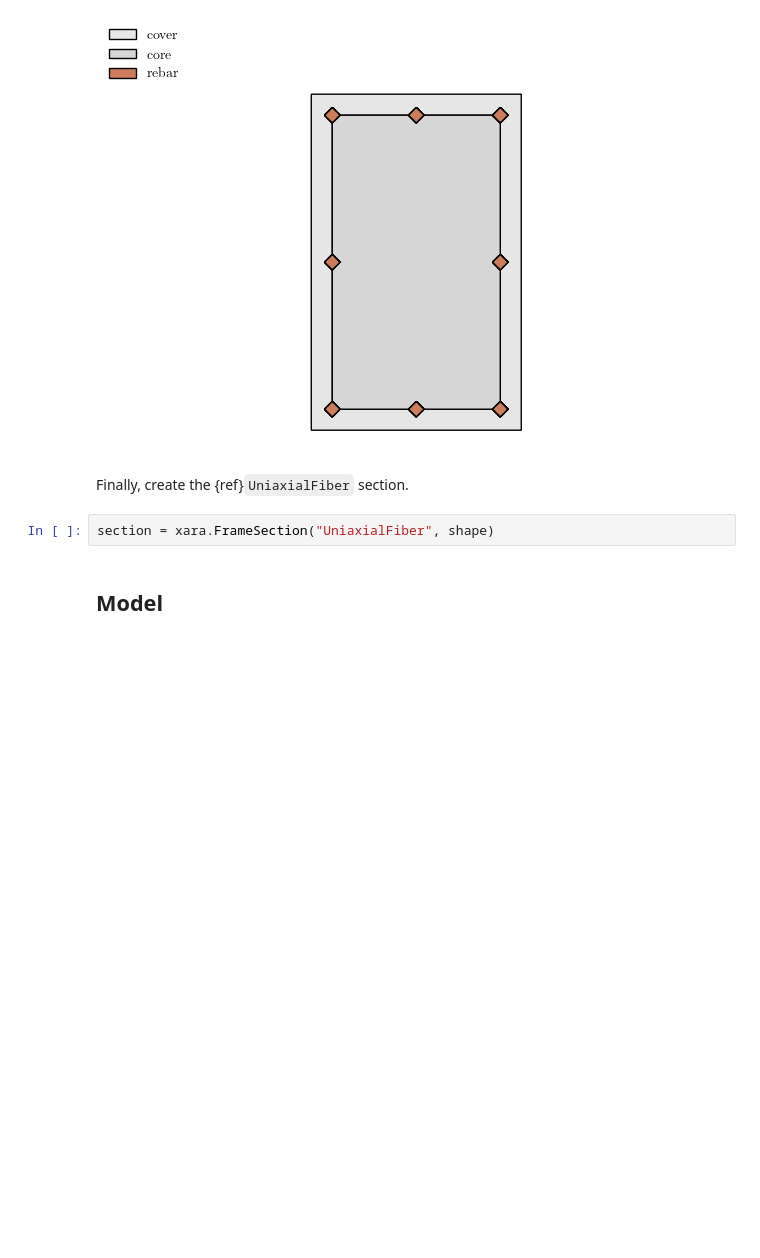
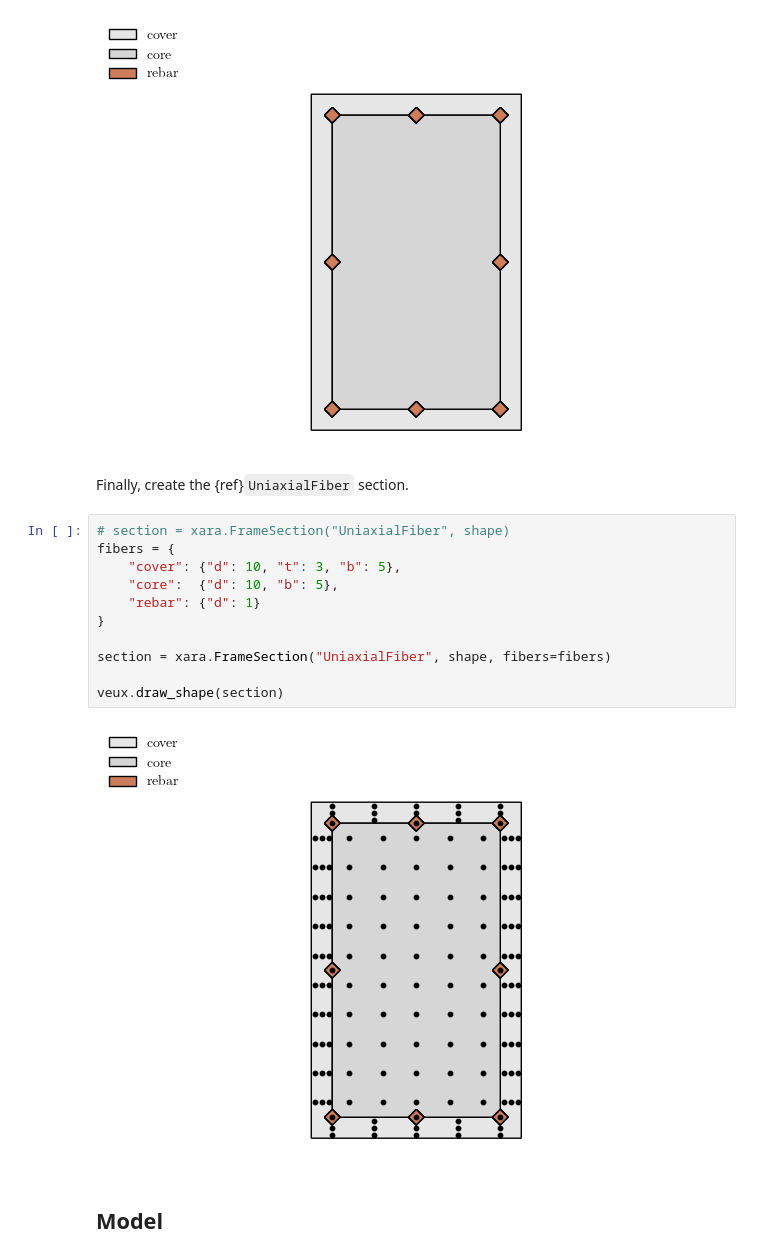
Before and after one commit to peer-open-source/xara-docs, a Jupyter notebook: gallery2/sections/fiber-0004.ipynb, the cells around one changed output. Saved outputs shown, nothing was run; the diff lists cells and outputs as text; blank space fills up the shorter version.

```diff
--- a/gallery2/sections/fiber-0004.ipynb
+++ b/gallery2/sections/fiber-0004.ipynb
@@ -97,7 +104,18 @@ veux.draw_shape(shape)
 # %% [markdown]
 Finally, create the {ref}`UniaxialFiber` section.
 # %%
-section = xara.FrameSection("UniaxialFiber", shape)
+# section = xara.FrameSection("UniaxialFiber", shape)
+fibers = {
+    "cover": {"d": 10, "t": 3, "b": 5},
+    "core":  {"d": 10, "b": 5},
+    "rebar": {"d": 1}
+}
+
+section = xara.FrameSection("UniaxialFiber", shape, fibers=fibers)
+
+veux.draw_shape(section)
+# %% [output]
+[figure, added]
 # %% [markdown]
 ## Model
 # %% [markdown]
```
Also changed, not shown: parts of 4 cells of this notebook, 2 other files.
